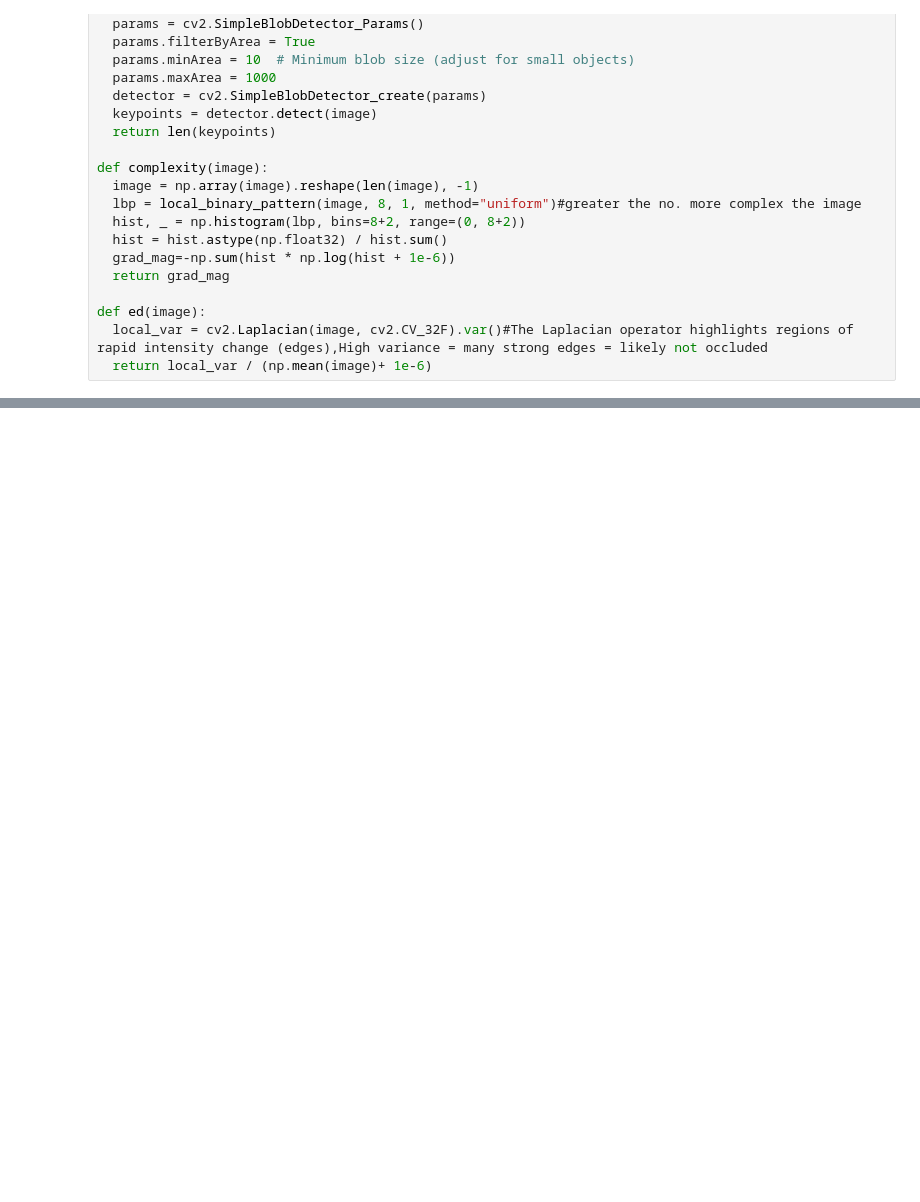
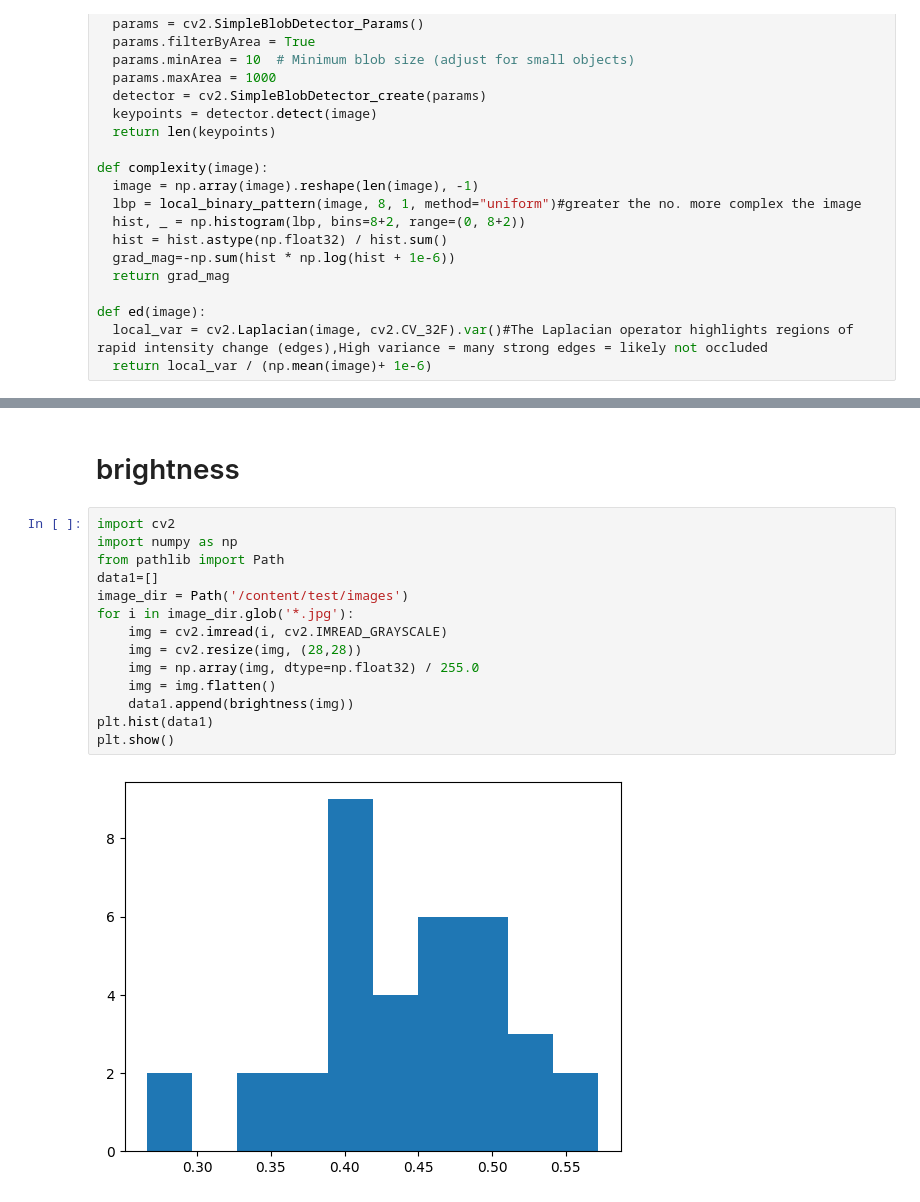
Before and after one commit to Gokul0Krishna/exp, a Jupyter notebook: exp5.ipynb, the cells around one changed output, grey strips where cells are left out. Cells and saved outputs as stored; diff of their text form; blank space fills up the shorter version.

```diff
--- a/exp5.ipynb
+++ b/exp5.ipynb
@@ -97,3 +132,21 @@ plt.show()
+# %% [markdown]
+# brightness
+# %%
+import cv2
+import numpy as np
+from pathlib import Path
+data1=[]
+image_dir = Path('/content/test/images')
+for i in image_dir.glob('*.jpg'):
+    img = cv2.imread(i, cv2.IMREAD_GRAYSCALE)
+    img = cv2.resize(img, (28,28))
+    img = np.array(img, dtype=np.float32) / 255.0
+    img = img.flatten()
+    data1.append(brightness(img))
+plt.hist(data1)
+plt.show()
+# %% [output]
+[figure, added]
 # %%
 l1,l2=True,True
 import cv2
```
Also changed, not shown: parts of 8 cells of this notebook.
